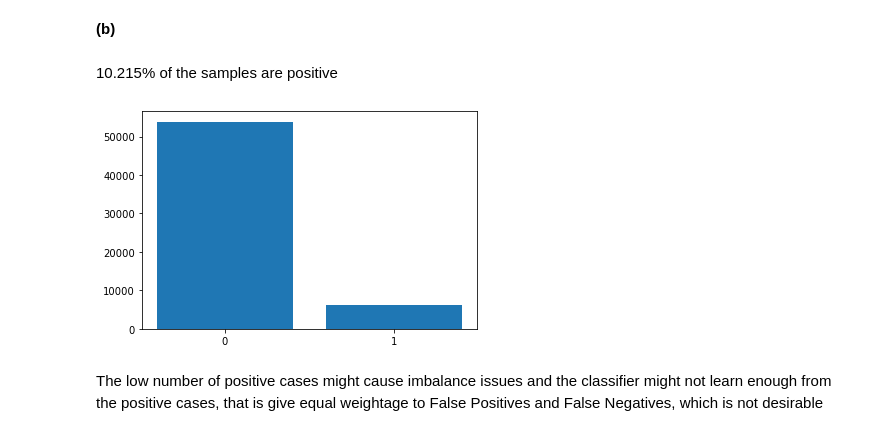
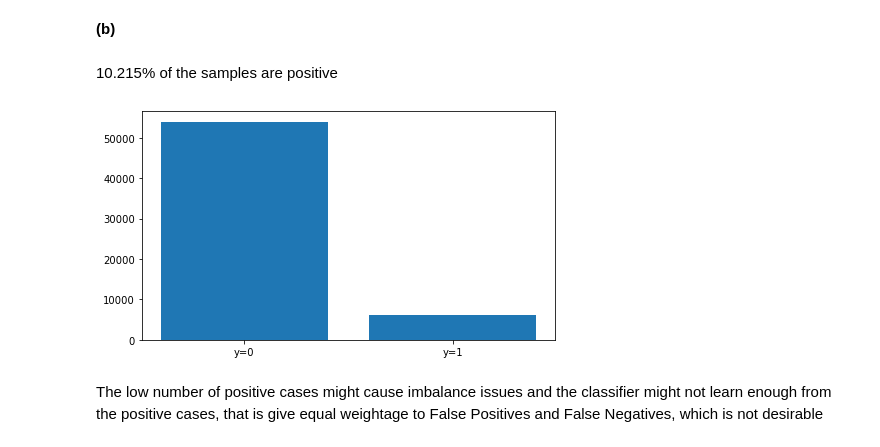
Before and after one commit to satvikk/ids705, a Jupyter notebook: assignments/Assignment_3.ipynb, the cells around one changed output. Cells and saved outputs as stored; diff of their text form; code cells hidden in the pictures.

```diff
--- a/assignments/Assignment_3.ipynb
+++ b/assignments/Assignment_3.ipynb
@@ -487,12 +501,14 @@ None
 **(b)**
 # %%
 hh = [(y_train==d).sum() for d in [0,1]]
-plt.bar(x=["0","1"], height = hh)
-
+fig, ax = plt.subplots(1)
+fig_scale = 0.4
+fig.set_size_inches(18.5*fig_scale, 10.5*fig_scale)
+ax.bar(x=["y=0","y=1"], height = hh)
 md(f"{100*hh[1]/X_train.shape[0]}% of the samples are positive")
 # %% [output]
 10.215% of the samples are positive
-[figure, old version]
+[figure, new version]
 # %% [markdown]
 The low number of positive cases might cause imbalance issues and the classifier might not learn enough from the positive cases, that is give equal weightage to False Positives and False Negatives, which is not desirable
 # %% [markdown]
```
Also changed, not shown: parts of 14 cells of this notebook, 4 other files.
